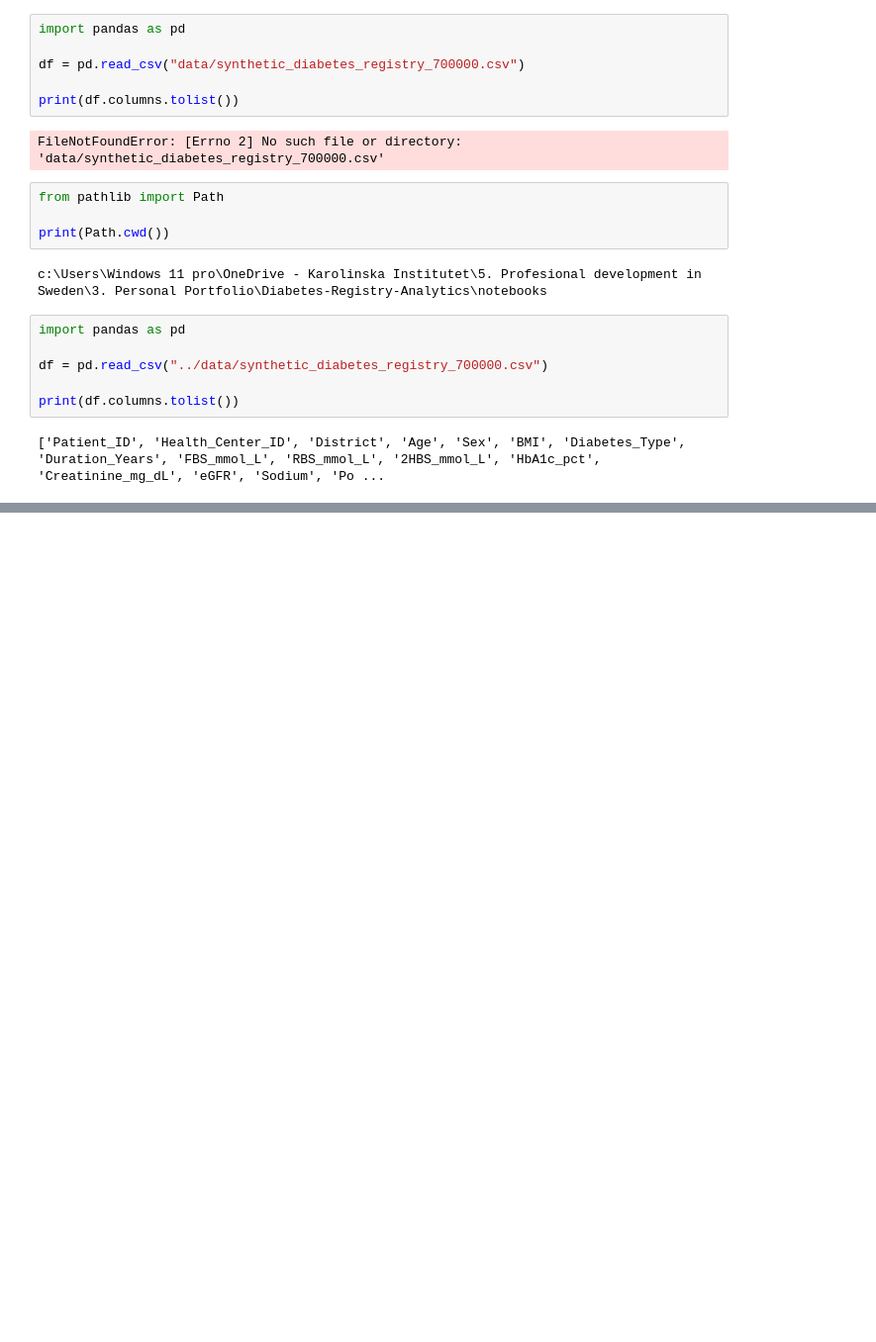
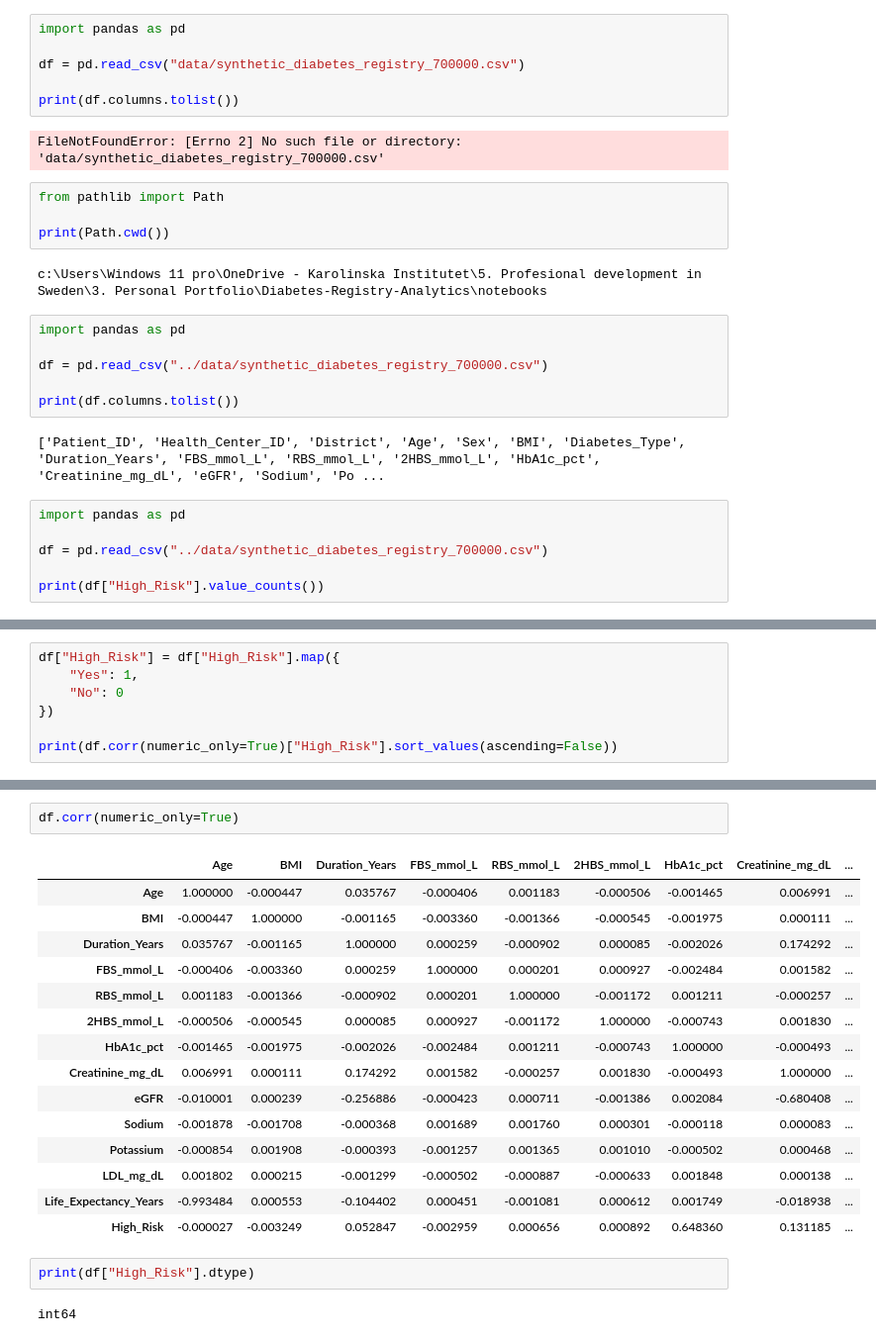
Before and after one commit to anudasrpmc39-sudo/Diabetes-Registry-Analytics, a Jupyter notebook: notebooks/01_Diabetes_Registry_Analytics.ipynb, the cells around one changed output, grey strips where cells are left out. Shown at 99% size. Cells and saved outputs as stored; diff of their text form; blank space fills up the shorter version.

```diff
--- a/notebooks/01_Diabetes_Registry_Analytics.ipynb
+++ b/notebooks/01_Diabetes_Registry_Analytics.ipynb
@@ -674,3 +674,9 @@ df = pd.read_csv("../data/synthetic_diabetes_registry_700000.csv")
 print(df.columns.tolist())
 # %% [output]
 ['Patient_ID', 'Health_Center_ID', 'District', 'Age', 'Sex', 'BMI', 'Diabetes_Type', 'Duration_Years', 'FBS_mmol_L', 'RBS_mmol_L', '2HBS_mmol_L', 'HbA1c_pct', 'Creatinine_mg_dL', 'eGFR', 'Sodium', 'Po ...
+# %%
+import pandas as pd
+
+df = pd.read_csv("../data/synthetic_diabetes_registry_700000.csv")
+
+print(df["High_Risk"].value_counts())
@@ -676,0 +692,7 @@ print(df.columns.tolist())
+# %%
+df["High_Risk"] = df["High_Risk"].map({
+    "Yes": 1,
+    "No": 0
+})
+
+print(df.corr(numeric_only=True)["High_Risk"].sort_values(ascending=False))
@@ -676,0 +715,22 @@ print(df.columns.tolist())
+# %%
+df.corr(numeric_only=True)
+# %% [output]
+|  | Age | BMI | Duration_Years | FBS_mmol_L | RBS_mmol_L | 2HBS_mmol_L | HbA1c_pct | Creatinine_mg_dL | ... |
+| Age | 1.000000 | -0.000447 | 0.035767 | -0.000406 | 0.001183 | -0.000506 | -0.001465 | 0.006991 | ... |
+| BMI | -0.000447 | 1.000000 | -0.001165 | -0.003360 | -0.001366 | -0.000545 | -0.001975 | 0.000111 | ... |
+| Duration_Years | 0.035767 | -0.001165 | 1.000000 | 0.000259 | -0.000902 | 0.000085 | -0.002026 | 0.174292 | ... |
+| FBS_mmol_L | -0.000406 | -0.003360 | 0.000259 | 1.000000 | 0.000201 | 0.000927 | -0.002484 | 0.001582 | ... |
+| RBS_mmol_L | 0.001183 | -0.001366 | -0.000902 | 0.000201 | 1.000000 | -0.001172 | 0.001211 | -0.000257 | ... |
+| 2HBS_mmol_L | -0.000506 | -0.000545 | 0.000085 | 0.000927 | -0.001172 | 1.000000 | -0.000743 | 0.001830 | ... |
+| HbA1c_pct | -0.001465 | -0.001975 | -0.002026 | -0.002484 | 0.001211 | -0.000743 | 1.000000 | -0.000493 | ... |
+| Creatinine_mg_dL | 0.006991 | 0.000111 | 0.174292 | 0.001582 | -0.000257 | 0.001830 | -0.000493 | 1.000000 | ... |
+| eGFR | -0.010001 | 0.000239 | -0.256886 | -0.000423 | 0.000711 | -0.001386 | 0.002084 | -0.680408 | ... |
+| Sodium | -0.001878 | -0.001708 | -0.000368 | 0.001689 | 0.001760 | 0.000301 | -0.000118 | 0.000083 | ... |
+| Potassium | -0.000854 | 0.001908 | -0.000393 | -0.001257 | 0.001365 | 0.001010 | -0.000502 | 0.000468 | ... |
+| LDL_mg_dL | 0.001802 | 0.000215 | -0.001299 | -0.000502 | -0.000887 | -0.000633 | 0.001848 | 0.000138 | ... |
+| Life_Expectancy_Years | -0.993484 | 0.000553 | -0.104402 | 0.000451 | -0.001081 | 0.000612 | 0.001749 | -0.018938 | ... |
+| High_Risk | -0.000027 | -0.003249 | 0.052847 | -0.002959 | 0.000656 | 0.000892 | 0.648360 | 0.131185 | ... |
+# %%
+print(df["High_Risk"].dtype)
+# %% [output]
+int64
```
Also changed, not shown: parts of 11 cells of this notebook, 12 other files.
